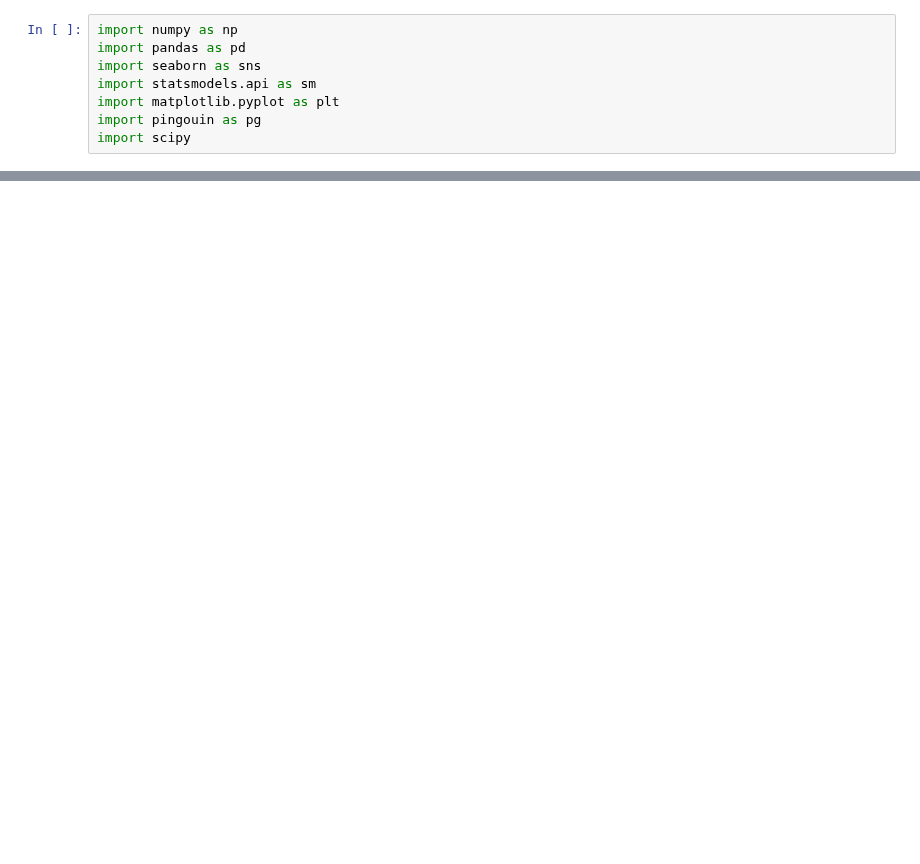
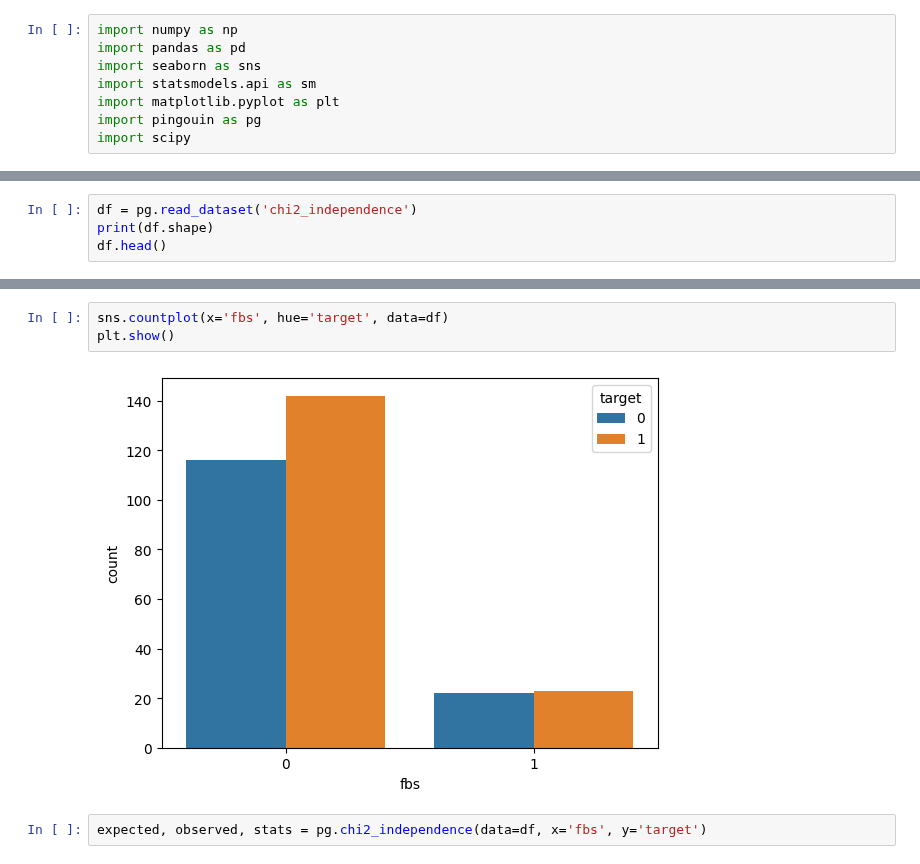
Before and after one commit to Danpr1984/Calculator-, a Jupyter notebook: hypothesis_test.ipynb, the cells around one changed output, grey strips where cells are left out. Cells and saved outputs as stored; diff of their text form; blank space fills up the shorter version.

```diff
--- a/hypothesis_test.ipynb
+++ b/hypothesis_test.ipynb
@@ -36,0 +130,4 @@ git add .
+# %%
+df = pg.read_dataset('chi2_independence')
+print(df.shape)
+df.head()
@@ -36,0 +149,7 @@ git add .
+# %%
+sns.countplot(x='fbs', hue='target', data=df)
+plt.show()
+# %% [output]
+[figure, added]
+# %%
+expected, observed, stats = pg.chi2_independence(data=df, x='fbs', y='target')
```
Also changed, not shown: parts of 27 cells of this notebook.
